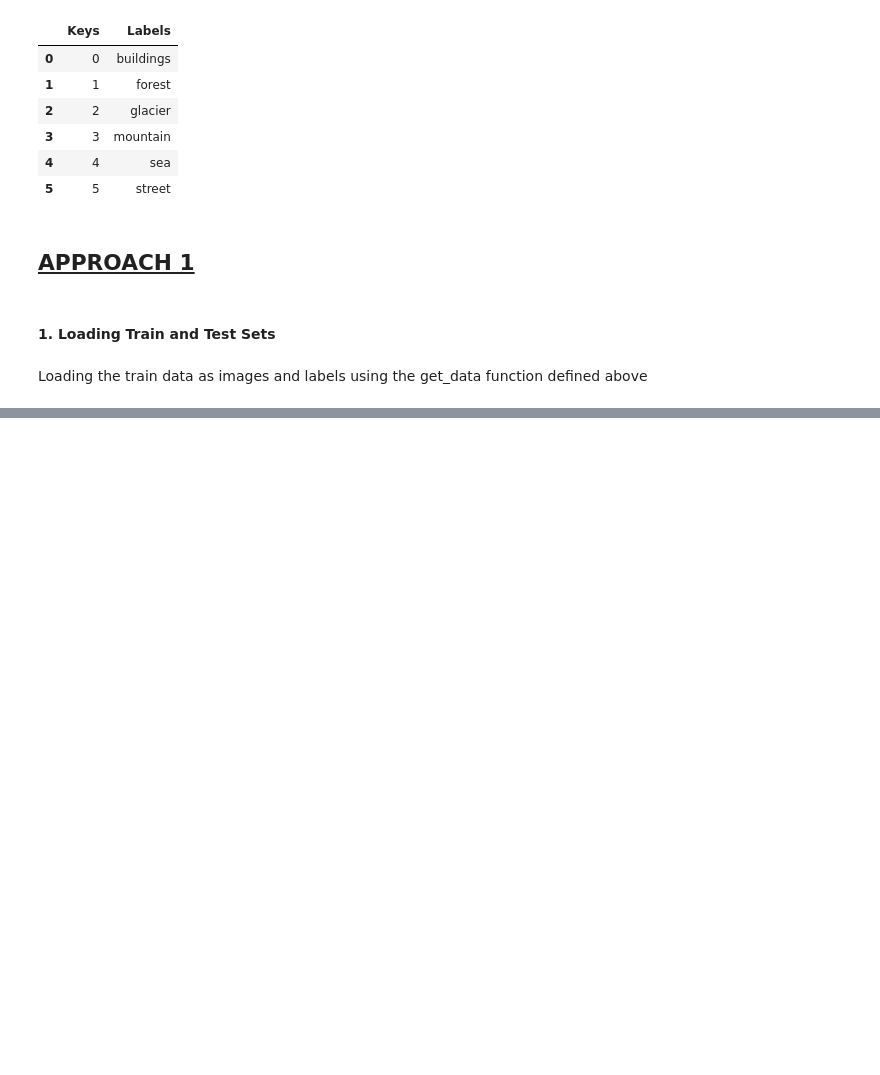
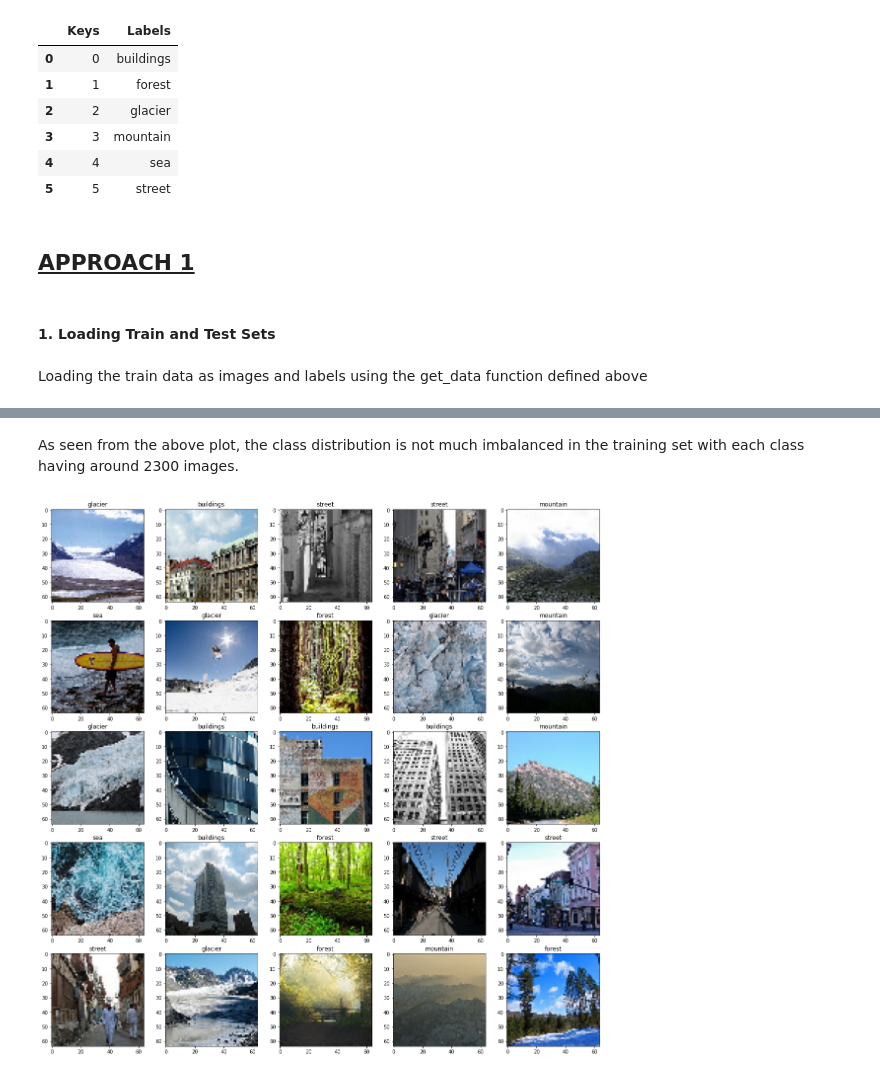
Before and after one commit to IshaniBari/-Classification-of-Natural-Scenes-for-Unmanned-Aerial-Vehicles-UAVs-, a Jupyter notebook: Untitled0.ipynb, the cells around one changed output, grey strips where cells are left out. Drawn from its saved outputs; the diff is of its cells as text; code cells hidden in the pictures; blank space fills up the shorter version.

```diff
--- a/Untitled0.ipynb
+++ b/Untitled0.ipynb
@@ -147,0 +215,13 @@ Loading the train data as images and labels using the get_data function defined
+# %% [markdown]
+As seen from the above plot, the class distribution is not much imbalanced in the training set with each class having around 2300 images.
+# %%
+# Having a look at some of the images from training set
+fig , ax = plt.subplots(5,5,figsize = (20,20))
+idx = 0
+for i in range(5):
+    for j in range(5):
+        ax[i][j].imshow(X_train[idx])
+        ax[i][j].title.set_text(y_train[idx])
+        idx+=1
+# %% [output]
+[figure, added]
```
Also changed, not shown: parts of 12 cells of this notebook.
